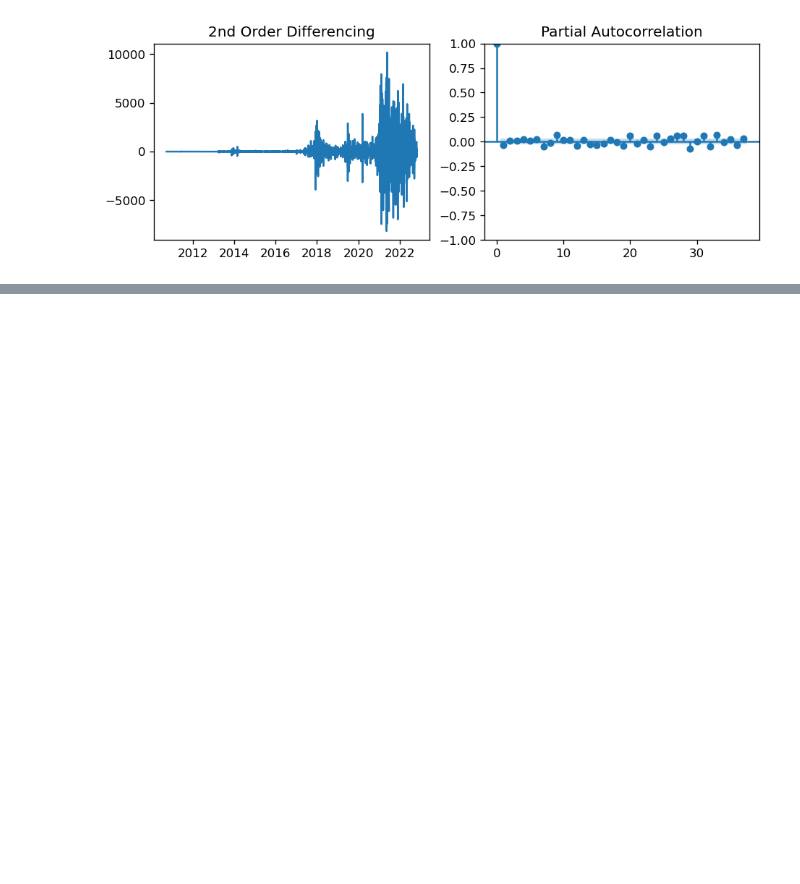
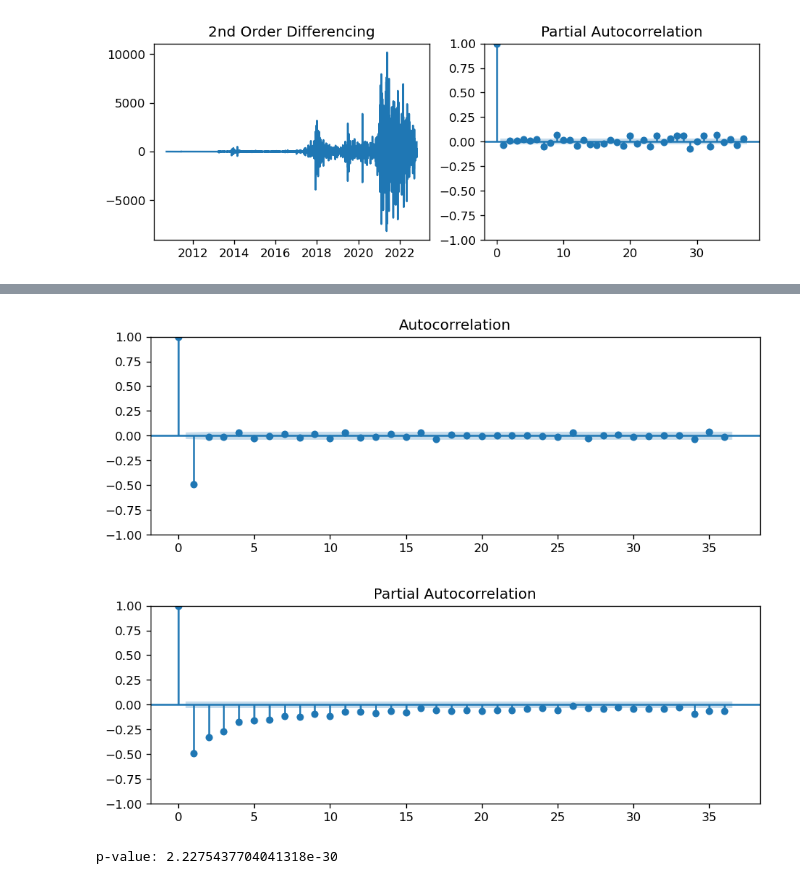
Before and after one commit to guevarch/projectchris, a Jupyter notebook: Final/BTC ARIMA CHRIS.ipynb, the cells around one changed output, grey strips where cells are left out. Drawn from its saved outputs; the diff is of its cells as text; code cells hidden in the pictures; blank space fills up the shorter version.

```diff
--- a/Final/BTC ARIMA CHRIS.ipynb
+++ b/Final/BTC ARIMA CHRIS.ipynb
@@ -142,0 +161,13 @@ plt.show()
+# %%
+acf_diff = plot_acf(df_train_diff)
+
+pacf_diff = plot_pacf(df_train_diff)
+# %% [output]
+[figure, added]
+[figure, added]
+# %%
+
+adf_test = adfuller(df_train_diff)
+print(f'p-value: {adf_test[1]}')
+# %% [output]
+p-value: 2.2275437704041318e-30
```
Also changed, not shown: parts of 16 cells of this notebook, 9 other files.
